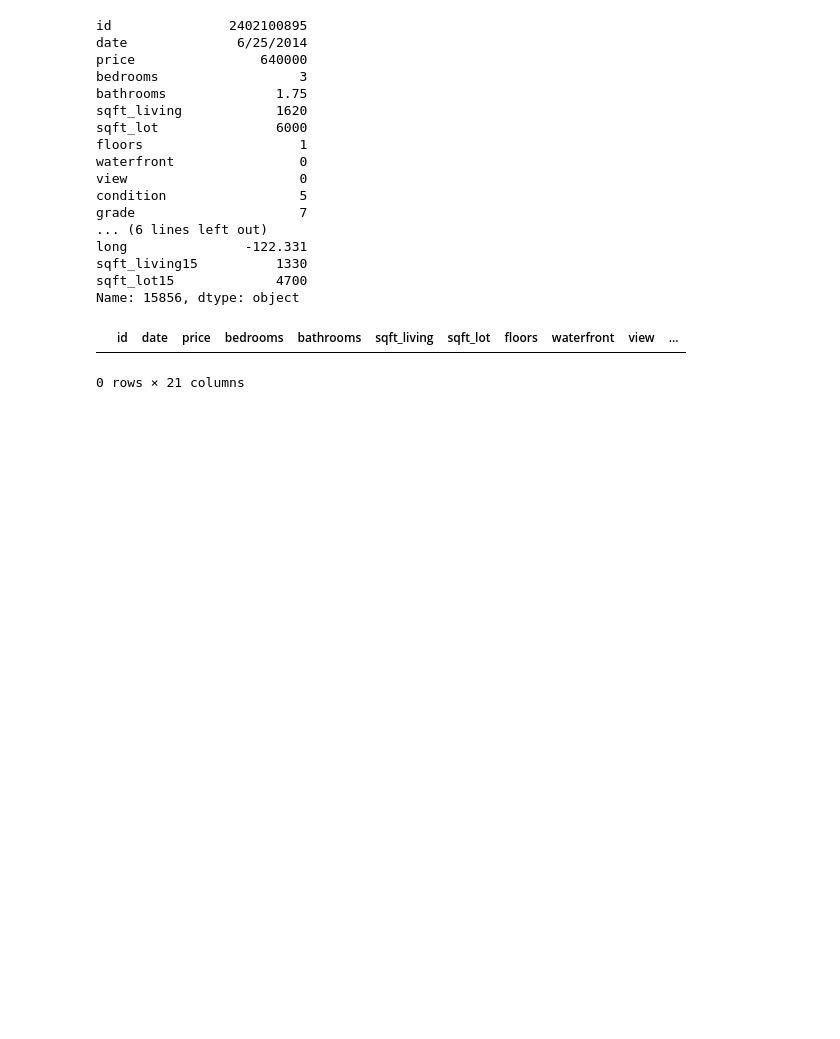
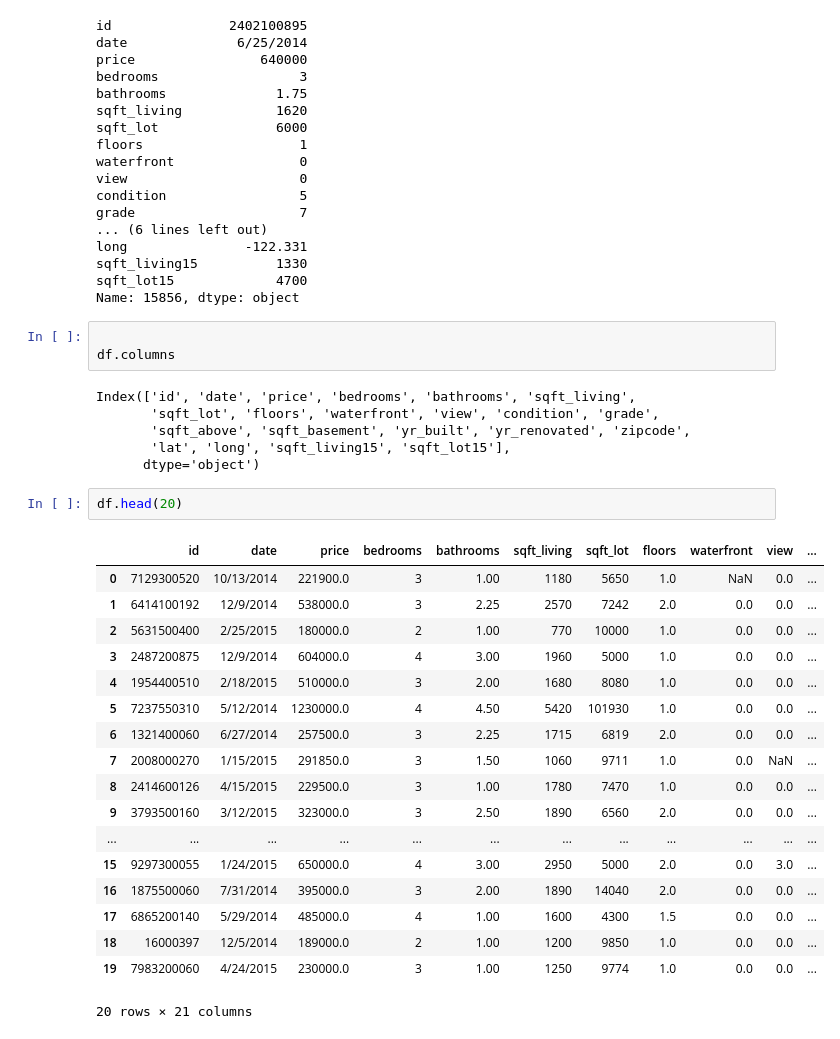
Before and after one commit to john-c-simmons/bsc-phase-two-project, a Jupyter notebook: notebooks/exploratory/johncarter/scratch_notebook.ipynb, the cells around one changed output. Saved outputs shown, nothing was run; the diff lists cells and outputs as text; blank space fills up the shorter version.

```diff
--- a/notebooks/exploratory/johncarter/scratch_notebook.ipynb
+++ b/notebooks/exploratory/johncarter/scratch_notebook.ipynb
@@ -128,6 +136,32 @@ sqft_living15          1330
 sqft_lot15             4700
 Name: 15856, dtype: object
 # %%
+
+df.columns
 # %% [output]
-|  | id | date | price | bedrooms | bathrooms | sqft_living | sqft_lot | floors | waterfront | view | ... |
-0 rows × 21 columns
+Index(['id', 'date', 'price', 'bedrooms', 'bathrooms', 'sqft_living',
+       'sqft_lot', 'floors', 'waterfront', 'view', 'condition', 'grade',
+       'sqft_above', 'sqft_basement', 'yr_built', 'yr_renovated', 'zipcode',
+       'lat', 'long', 'sqft_living15', 'sqft_lot15'],
+      dtype='object')
+# %%
+df.head(20)
+# %% [output]
+|  | id | date | price | bedrooms | bathrooms | sqft_living | sqft_lot | floors | waterfront | view | ... |
+| 0 | 7129300520 | 10/13/2014 | 221900.0 | 3 | 1.00 | 1180 | 5650 | 1.0 | NaN | 0.0 | ... |
+| 1 | 6414100192 | 12/9/2014 | 538000.0 | 3 | 2.25 | 2570 | 7242 | 2.0 | 0.0 | 0.0 | ... |
+| 2 | 5631500400 | 2/25/2015 | 180000.0 | 2 | 1.00 | 770 | 10000 | 1.0 | 0.0 | 0.0 | ... |
+| 3 | 2487200875 | 12/9/2014 | 604000.0 | 4 | 3.00 | 1960 | 5000 | 1.0 | 0.0 | 0.0 | ... |
+| 4 | 1954400510 | 2/18/2015 | 510000.0 | 3 | 2.00 | 1680 | 8080 | 1.0 | 0.0 | 0.0 | ... |
+| 5 | 7237550310 | 5/12/2014 | 1230000.0 | 4 | 4.50 | 5420 | 101930 | 1.0 | 0.0 | 0.0 | ... |
+| 6 | 1321400060 | 6/27/2014 | 257500.0 | 3 | 2.25 | 1715 | 6819 | 2.0 | 0.0 | 0.0 | ... |
+| 7 | 2008000270 | 1/15/2015 | 291850.0 | 3 | 1.50 | 1060 | 9711 | 1.0 | 0.0 | NaN | ... |
+| 8 | 2414600126 | 4/15/2015 | 229500.0 | 3 | 1.00 | 1780 | 7470 | 1.0 | 0.0 | 0.0 | ... |
+| 9 | 3793500160 | 3/12/2015 | 323000.0 | 3 | 2.50 | 1890 | 6560 | 2.0 | 0.0 | 0.0 | ... |
+| ... | ... | ... | ... | ... | ... | ... | ... | ... | ... | ... | ... |
+| 15 | 9297300055 | 1/24/2015 | 650000.0 | 4 | 3.00 | 2950 | 5000 | 2.0 | 0.0 | 3.0 | ... |
+| 16 | 1875500060 | 7/31/2014 | 395000.0 | 3 | 2.00 | 1890 | 14040 | 2.0 | 0.0 | 0.0 | ... |
+| 17 | 6865200140 | 5/29/2014 | 485000.0 | 4 | 1.00 | 1600 | 4300 | 1.5 | 0.0 | 0.0 | ... |
+| 18 | 16000397 | 12/5/2014 | 189000.0 | 2 | 1.00 | 1200 | 9850 | 1.0 | 0.0 | 0.0 | ... |
+| 19 | 7983200060 | 4/24/2015 | 230000.0 | 3 | 1.00 | 1250 | 9774 | 1.0 | 0.0 | 0.0 | ... |
+20 rows × 21 columns
```
Also changed, not shown: parts of 7 cells of this notebook, 1 other file.
